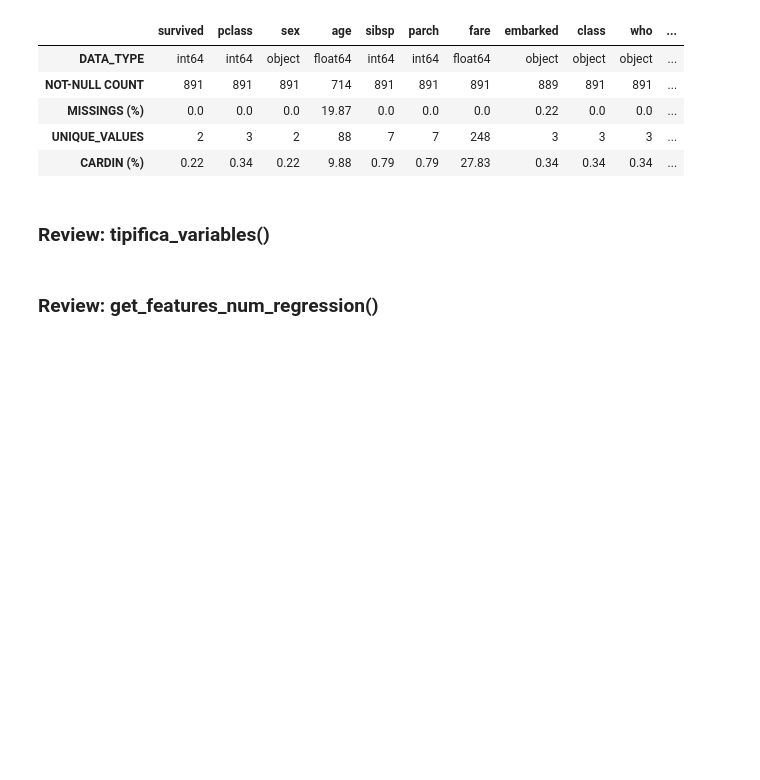
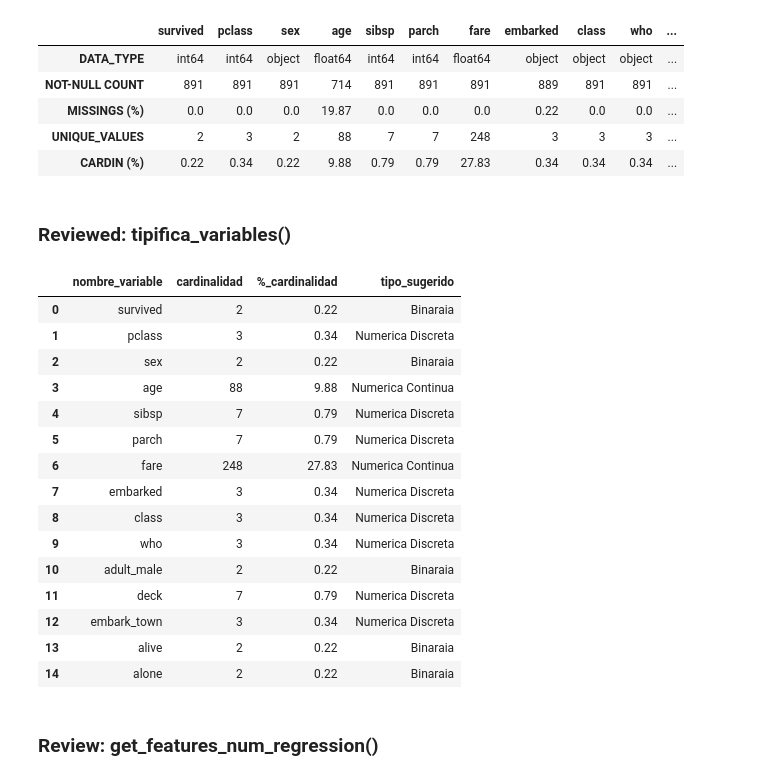
Before and after one commit to mardelmir/Team_Challege_Toolbox_I, a Jupyter notebook: personal_notebooks/functions_maria.ipynb, the cells around one changed output. Saved outputs shown, nothing was run; the diff lists cells and outputs as text; code cells hidden in the pictures; blank space fills up the shorter version.

Commit message:
functions_maria: reviewed tipifica_variables(), added extra version

```diff
--- a/personal_notebooks/functions_maria.ipynb
+++ b/personal_notebooks/functions_maria.ipynb
@@ -144,4 +144,4 @@ describe_df_extra(titanic_df, True)
 | UNIQUE_VALUES | 2 | 3 | 2 | 88 | 7 | 7 | 248 | 3 | 3 | 3 | ... |
 | CARDIN (%) | 0.22 | 0.34 | 0.22 | 9.88 | 0.79 | 0.79 | 27.83 | 0.34 | 0.34 | 0.34 | ... |
 # %% [markdown]
-### Review: tipifica_variables()
+### Reviewed: tipifica_variables()
@@ -182,3 +304,22 @@ def tipifica_variables(df, umbral_categoria, umbral_continua):
+# %%
+tipifica_variables_extra(titanic_df, 3, 9.6, show_cardinality = True, show_percentage = True)
+# %% [output]
+|  | nombre_variable | cardinalidad | %_cardinalidad | tipo_sugerido |
+| 0 | survived | 2 | 0.22 | Binaraia |
+| 1 | pclass | 3 | 0.34 | Numerica Discreta |
+| 2 | sex | 2 | 0.22 | Binaraia |
+| 3 | age | 88 | 9.88 | Numerica Continua |
+| 4 | sibsp | 7 | 0.79 | Numerica Discreta |
+| 5 | parch | 7 | 0.79 | Numerica Discreta |
+| 6 | fare | 248 | 27.83 | Numerica Continua |
+| 7 | embarked | 3 | 0.34 | Numerica Discreta |
+| 8 | class | 3 | 0.34 | Numerica Discreta |
+| 9 | who | 3 | 0.34 | Numerica Discreta |
+| 10 | adult_male | 2 | 0.22 | Binaraia |
+| 11 | deck | 7 | 0.79 | Numerica Discreta |
+| 12 | embark_town | 3 | 0.34 | Numerica Discreta |
+| 13 | alive | 2 | 0.22 | Binaraia |
+| 14 | alone | 2 | 0.22 | Binaraia |
 # %% [markdown]
 ### Review: get_features_num_regression()
 # %%
```
Also changed, not shown: parts of 6 cells of this notebook, 1 other file.
